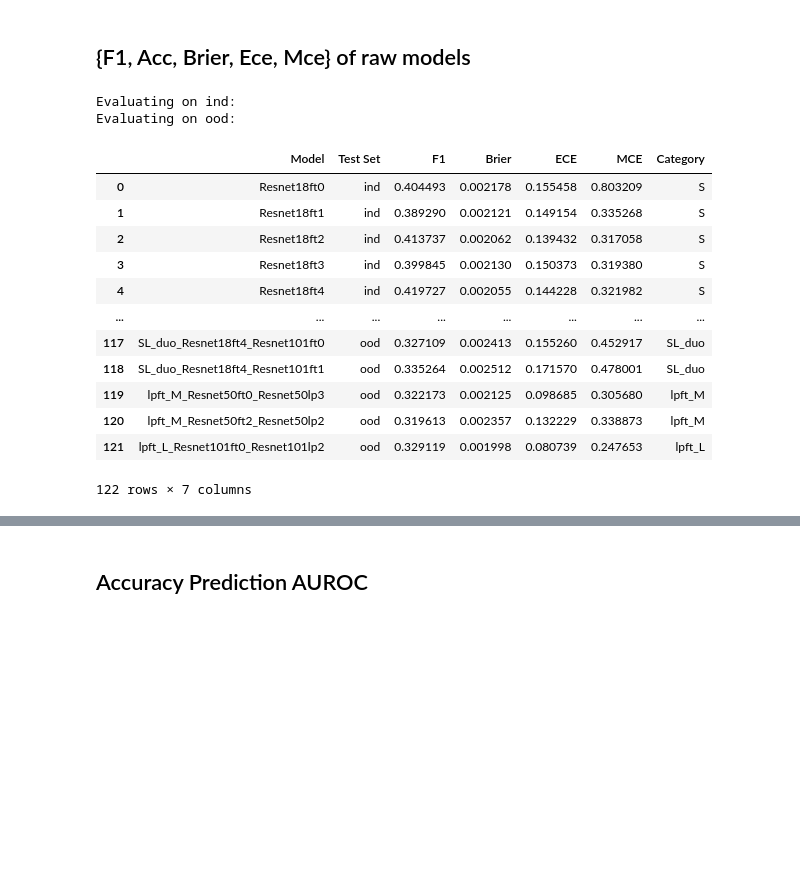
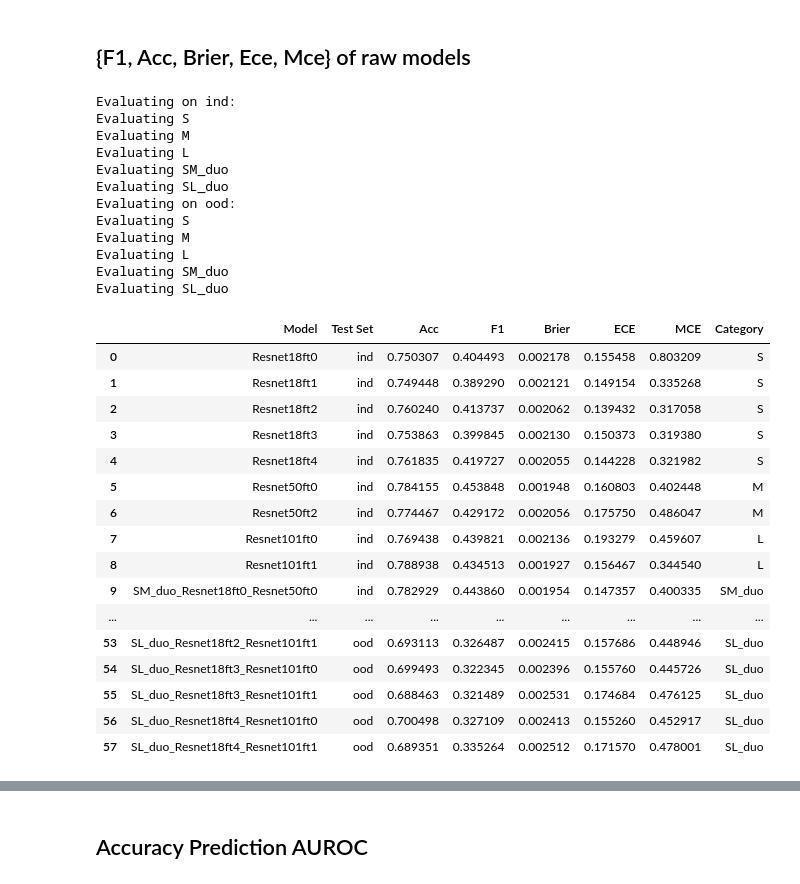
Before and after one commit to TimothyZG/wliura2024, a Jupyter notebook: Analysis/data-generation.ipynb, the cells around one changed output, grey strips where cells are left out. Saved outputs shown, nothing was run; the diff lists cells and outputs as text; code cells hidden in the pictures; blank space fills up the shorter version.

```diff
--- a/Analysis/data-generation.ipynb
+++ b/Analysis/data-generation.ipynb
@@ -22,3 +22,7 @@ M_model_ls = ["Resnet50ft0","Resnet50ft2"]
 L_model_ls = ["Resnet101ft0","Resnet101ft1"]
 M_lp_ls = ["Resnet50lp0","Resnet50lp2"]
 L_lp_ls = ["Resnet101lp0","Resnet101lp1"]
+
+Include_Ensembles = False
+Include_Duos = True
+Include_LPFT = False
@@ -133,64 +127,58 @@ Generating lpft-L duos
 # %%
 
 # Load the categories dictionary
 with open(f"{pred_out_prefix}categories.json", "r") as file:
     categories = json.load(file)
 
-# Function to evaluate models and store metrics
-def evaluate_models(predictions, label, prefix, testtype, metrics_dict, category):
-    for method in predictions:
-        pred_col_name = f"pred_{method}"
-        pred = pd.read_csv(f"{prefix}{testtype}_{method}.csv")
-        label[pred_col_name] = pred.idxmax(axis=1)
-        label[pred_col_name] = label[pred_col_name].str.extract('(\d+)').astype(int)
-
-        curr_f1 = f1_score(label["target"], label[pred_col_name], average='macro')
-        curr_brier = utils.brier_score(utils.one_hot(np.array(label["target"]), num_classes), utils.softmax(pred))
-        curr_ece, curr_mce = utils.calibration(utils.one_hot(np.array(label["target"]), num_classes), utils.softmax(pred))
-
-        # Store metrics
-        metrics_dict["Model"].append(method)
-        metrics_dict["Test Set"].append(testtype)
-        metrics_dict["F1"].append(curr_f1)
-        metrics_dict["Brier"].append(curr_brier)
-        metrics_dict["ECE"].append(curr_ece)
-        metrics_dict["MCE"].append(curr_mce)
-        metrics_dict["Category"].append(category)
-    return metrics_dict
-
 metrics_dict = {
     "Model": [],
     "Test Set": [],
+    "Acc": [],
     "F1": [],
     "Brier": [],
     "ECE": [],
     "MCE": [],
     "Category": []
 }
 
 for testtype in test_sets:
     print(f"Evaluating on {testtype}:")
     label = pd.read_csv(f"{target_prefix}{testtype}.csv")
 
     for category, models in categories.items():
-        metrics_dict = evaluate_models(models, label, pred_prefix, testtype, metrics_dict, category)
+        print(f"Evaluating {category}")
+        metrics_dict = utils.evaluate_models(models, label, pred_prefix, testtype, metrics_dict, category, num_classes)
 
 metrics_df = pd.DataFrame(metrics_dict)
 display(metrics_df)
 metrics_df.to_csv(f"{pred_out_prefix}metrics.csv", index=False)
 # %% [output]
 Evaluating on ind:
+Evaluating S
+Evaluating M
+Evaluating L
+Evaluating SM_duo
+Evaluating SL_duo
 Evaluating on ood:
+Evaluating S
+Evaluating M
+Evaluating L
+Evaluating SM_duo
+Evaluating SL_duo
-|  | Model | Test Set | F1 | Brier | ECE | MCE | Category |
-| 0 | Resnet18ft0 | ind | 0.404493 | 0.002178 | 0.155458 | 0.803209 | S |
-| 1 | Resnet18ft1 | ind | 0.389290 | 0.002121 | 0.149154 | 0.335268 | S |
-| 2 | Resnet18ft2 | ind | 0.413737 | 0.002062 | 0.139432 | 0.317058 | S |
-| 3 | Resnet18ft3 | ind | 0.399845 | 0.002130 | 0.150373 | 0.319380 | S |
-| 4 | Resnet18ft4 | ind | 0.419727 | 0.002055 | 0.144228 | 0.321982 | S |
-| ... | ... | ... | ... | ... | ... | ... | ... |
-| 117 | SL_duo_Resnet18ft4_Resnet101ft0 | ood | 0.327109 | 0.002413 | 0.155260 | 0.452917 | SL_duo |
-| 118 | SL_duo_Resnet18ft4_Resnet101ft1 | ood | 0.335264 | 0.002512 | 0.171570 | 0.478001 | SL_duo |
-| 119 | lpft_M_Resnet50ft0_Resnet50lp3 | ood | 0.322173 | 0.002125 | 0.098685 | 0.305680 | lpft_M |
-| 120 | lpft_M_Resnet50ft2_Resnet50lp2 | ood | 0.319613 | 0.002357 | 0.132229 | 0.338873 | lpft_M |
-| 121 | lpft_L_Resnet101ft0_Resnet101lp2 | ood | 0.329119 | 0.001998 | 0.080739 | 0.247653 | lpft_L |
+|  | Model | Test Set | Acc | F1 | Brier | ECE | MCE | Category |
+| 0 | Resnet18ft0 | ind | 0.750307 | 0.404493 | 0.002178 | 0.155458 | 0.803209 | S |
+| 1 | Resnet18ft1 | ind | 0.749448 | 0.389290 | 0.002121 | 0.149154 | 0.335268 | S |
+| 2 | Resnet18ft2 | ind | 0.760240 | 0.413737 | 0.002062 | 0.139432 | 0.317058 | S |
+| 3 | Resnet18ft3 | ind | 0.753863 | 0.399845 | 0.002130 | 0.150373 | 0.319380 | S |
+| 4 | Resnet18ft4 | ind | 0.761835 | 0.419727 | 0.002055 | 0.144228 | 0.321982 | S |
+| 5 | Resnet50ft0 | ind | 0.784155 | 0.453848 | 0.001948 | 0.160803 | 0.402448 | M |
+| 6 | Resnet50ft2 | ind | 0.774467 | 0.429172 | 0.002056 | 0.175750 | 0.486047 | M |
+| 7 | Resnet101ft0 | ind | 0.769438 | 0.439821 | 0.002136 | 0.193279 | 0.459607 | L |
+| 8 | Resnet101ft1 | ind | 0.788938 | 0.434513 | 0.001927 | 0.156467 | 0.344540 | L |
+| 9 | SM_duo_Resnet18ft0_Resnet50ft0 | ind | 0.782929 | 0.443860 | 0.001954 | 0.147357 | 0.400335 | SM_duo |
+| ... | ... | ... | ... | ... | ... | ... | ... | ... |
+| 53 | SL_duo_Resnet18ft2_Resnet101ft1 | ood | 0.693113 | 0.326487 | 0.002415 | 0.157686 | 0.448946 | SL_duo |
+| 54 | SL_duo_Resnet18ft3_Resnet101ft0 | ood | 0.699493 | 0.322345 | 0.002396 | 0.155760 | 0.445726 | SL_duo |
+| 55 | SL_duo_Resnet18ft3_Resnet101ft1 | ood | 0.688463 | 0.321489 | 0.002531 | 0.174684 | 0.476125 | SL_duo |
+| 56 | SL_duo_Resnet18ft4_Resnet101ft0 | ood | 0.700498 | 0.327109 | 0.002413 | 0.155260 | 0.452917 | SL_duo |
+| 57 | SL_duo_Resnet18ft4_Resnet101ft1 | ood | 0.689351 | 0.335264 | 0.002512 | 0.171570 | 0.478001 | SL_duo |
-122 rows × 7 columns
```
Also changed, not shown: parts of 8 cells of this notebook, 2 other files.
